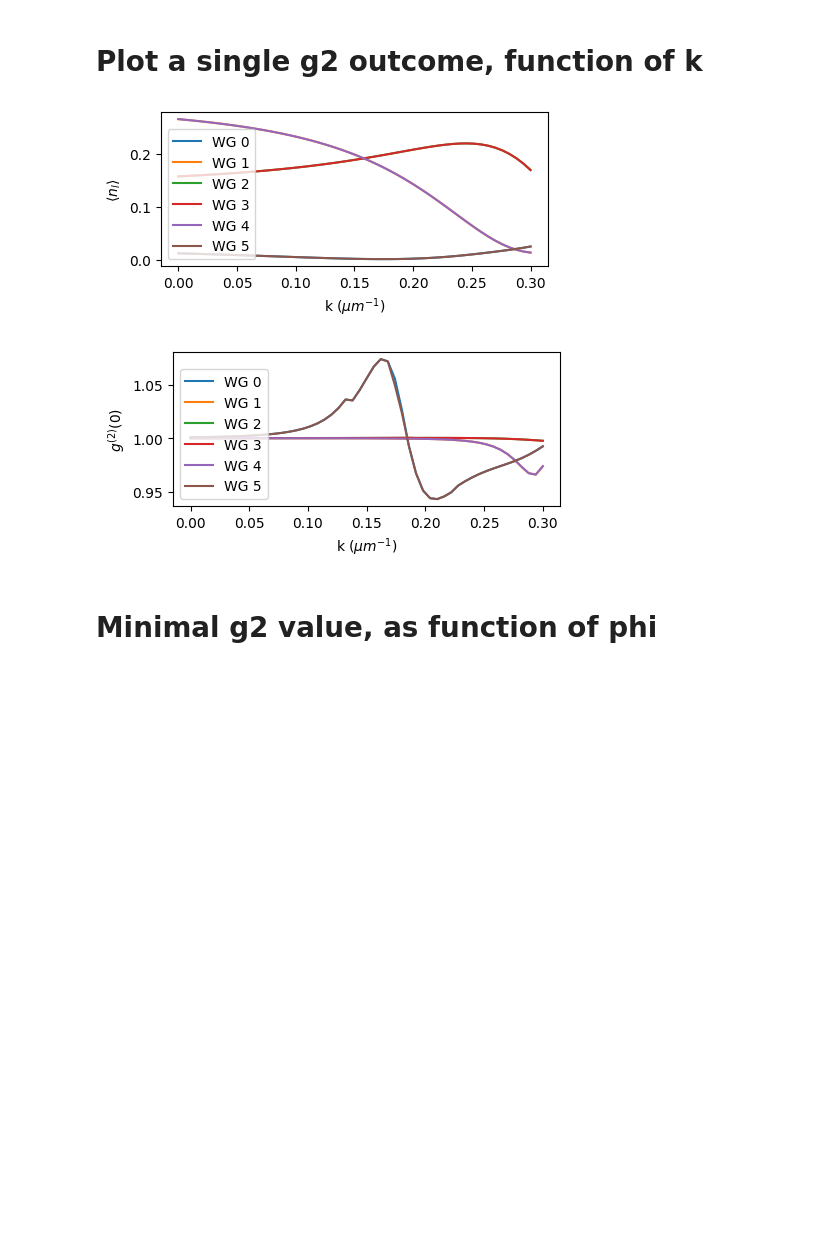
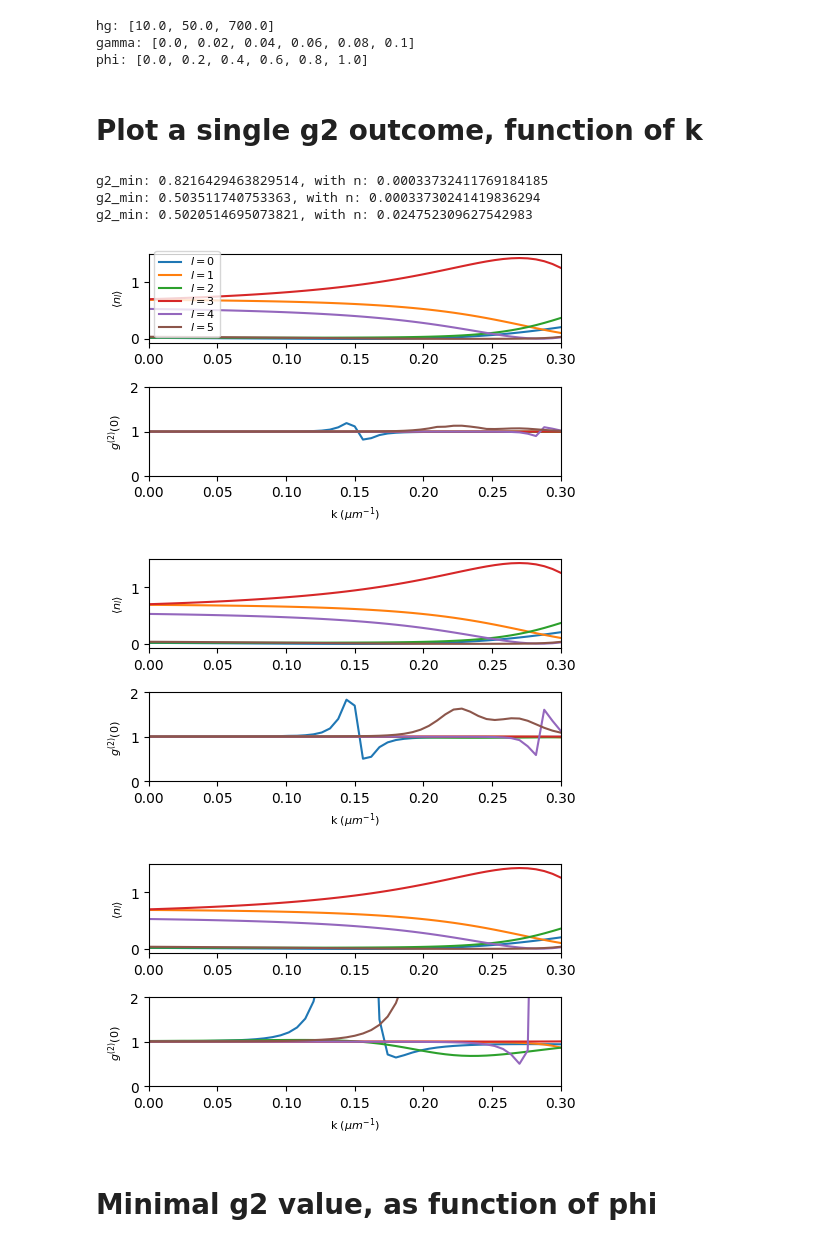
Before and after one commit to HewlettPackard/tensor-circuit-torch, a Jupyter notebook: MPDO_circuit/experiments/g2_experiment/analyze.ipynb, the cells around one changed output. Saved outputs shown, nothing was run; the diff lists cells and outputs as text; code cells hidden in the pictures; blank space fills up the shorter version.

```diff
--- a/MPDO_circuit/experiments/g2_experiment/analyze.ipynb
+++ b/MPDO_circuit/experiments/g2_experiment/analyze.ipynb
@@ -33,37 +33,74 @@ list_hg.sort(), list_gamma.sort(), list_phi.sort()
 
 ks = d[10][0.00][0.0]['ks']
 data_shape = d[10][0.00][0.0]['g2s'].shape
+
+print(f"hg: {list_hg}")
+print(f"gamma: {list_gamma}")
+print(f"phi: {list_phi}")
+# %% [output]
+hg: [10.0, 50.0, 700.0]
+gamma: [0.0, 0.02, 0.04, 0.06, 0.08, 0.1]
+phi: [0.0, 0.2, 0.4, 0.6, 0.8, 1.0]
 # %% [markdown]
 # Plot a single g2 outcome, function of k
 # %%
 import matplotlib.pyplot as plt
+import numpy as np
 
-hg = 50
-gamma = 0.04
-phi = 1
 
-ks = d[hg][gamma][phi]['ks']
-g2s = d[hg][gamma][phi]['g2s']
-ns = d[hg][gamma][phi]['ns']
+gamma = .0
+phi = .6
 
-legend = [f"WG {i}" for i in range(d[hg][gamma][phi]['parameters']['num_channels'])]
+for i, hg in enumerate(list_hg):
 
-plt.figure(figsize=(5,2))
-plt.plot(ks, ns)
-plt.xlabel(r"k $(\mu m ^{-1})$")
-plt.ylabel(r"$\langle n_l \rangle$")
-plt.legend(legend, loc="lower left")
-plt.show()
+    ks = d[hg][gamma][phi]['ks']
+    g2s = d[hg][gamma][phi]['g2s']
+    ns = d[hg][gamma][phi]['ns']
 
-plt.figure(figsize=(5,2))
-plt.plot(ks, g2s)
-plt.xlabel(r"k $(\mu m ^{-1})$")
-plt.ylabel(r"$g^{(2)}(0)$")
-plt.legend(legend, loc="lower left")
-plt.show()
+    legend = [rf"$l={i}$" for i in range(d[hg][gamma][phi]['parameters']['num_channels'])]
+
+
+    # Find the flat index of the smallest element in g2s
+    flat_min_idx = np.argmin(g2s)               # returns a single integer
+
+    # Convert that flat index back to a 2‑D (row, col) coordinate
+    row, col = np.unravel_index(flat_min_idx, g2s.shape)
+
+    # Pull out the minimum value and the matching n‑value
+    g2_min   = g2s[row, col]
+    n_at_min = ns[row, col]
+
+    # Print the result
+    print(f"g2_min: {g2_min}, with n: {n_at_min}")
+
+    fig, ax = plt.subplots(2,1, figsize=(5,3))
+    ax[0].plot(ks, ns)
+    ax[0].set_ylabel(r"$\langle n_l \rangle$", fontsize=8)
+    ax[0].set_xlim([np.min(ks), np.max(ks)])
+    #ax[0].set_xlabel(r"k $(\mu m ^{-1})$", fontsize=8)
+
+    if i==0:
+        ax[0].legend(legend, loc="lower left", fontsize=8, labelspacing=0.1)
+
+
+    max_g2 = 2 #np.minimum(np.max(g2s), 2.)
+    min_g2 = 0 # np.min(g2s)
+
+    ax[1].plot(ks, g2s)
+    ax[1].set_xlabel(r"k $(\mu m ^{-1})$", fontsize=8)
+    ax[1].set_ylabel(r"$g^{(2)}(0)$", fontsize=8)
+    ax[1].set_ylim(bottom=min_g2,top=max_g2)
+    ax[1].set_xlim([np.min(ks), np.max(ks)])
+    fig.tight_layout()
+
+    fig.show()
 # %% [output]
+g2_min: 0.8216429463829514, with n: 0.00033732411769184185
+g2_min: 0.503511740753363, with n: 0.00033730241419836294
+g2_min: 0.5020514695073821, with n: 0.024752309627542983
-[figure, old version]
+[figure, new version]
-[figure, old version]
+[figure, new version]
+[figure, added]
 # %% [markdown]
 # Minimal g2 value, as function of phi
 # %%
```
Also changed, not shown: parts of 5 cells of this notebook, 8 other files.
